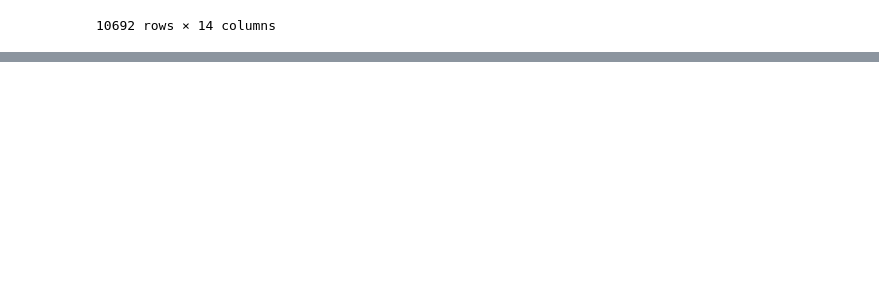
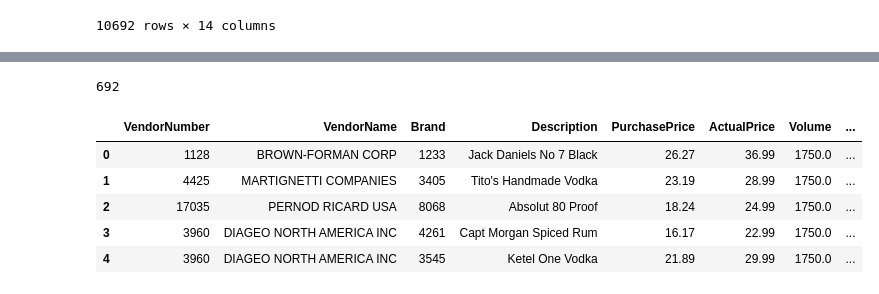
Before and after one commit to samuelrajgarikimukku/-Vendor-Performance-Data-Analytics-, a Jupyter notebook: EDA.ipynb, the cells around one changed output, grey strips where cells are left out. Saved outputs shown, nothing was run; the diff lists cells and outputs as text; code cells hidden in the pictures; blank space fills up the shorter version.

Commit message:
create get vendor summary file

```diff
--- a/EDA.ipynb
+++ b/EDA.ipynb
@@ -447,0 +597,18 @@ final_table
+# %%
+Vendor_sales_summary.to_sql(
+    'vendor_sales_summary',
+    engine,
+    if_exists='replace',   # append rows instead of replacing table
+    index=False
+)
+# %% [output]
+692
+# %%
+pd.read_sql_query('SELECT * FROM "vendor_sales_summary" LIMIT 5;', engine)
+# %% [output]
+|  | VendorNumber | VendorName | Brand | Description | PurchasePrice | ActualPrice | Volume | ... |
+| 0 | 1128 | BROWN-FORMAN CORP | 1233 | Jack Daniels No 7 Black | 26.27 | 36.99 | 1750.0 | ... |
+| 1 | 4425 | MARTIGNETTI COMPANIES | 3405 | Tito's Handmade Vodka | 23.19 | 28.99 | 1750.0 | ... |
+| 2 | 17035 | PERNOD RICARD USA | 8068 | Absolut 80 Proof | 18.24 | 24.99 | 1750.0 | ... |
+| 3 | 3960 | DIAGEO NORTH AMERICA INC | 4261 | Capt Morgan Spiced Rum | 16.17 | 22.99 | 1750.0 | ... |
+| 4 | 3960 | DIAGEO NORTH AMERICA INC | 3545 | Ketel One Vodka | 21.89 | 29.99 | 1750.0 | ... |
```
Also changed, not shown: parts of 27 cells of this notebook, 1 other file.
